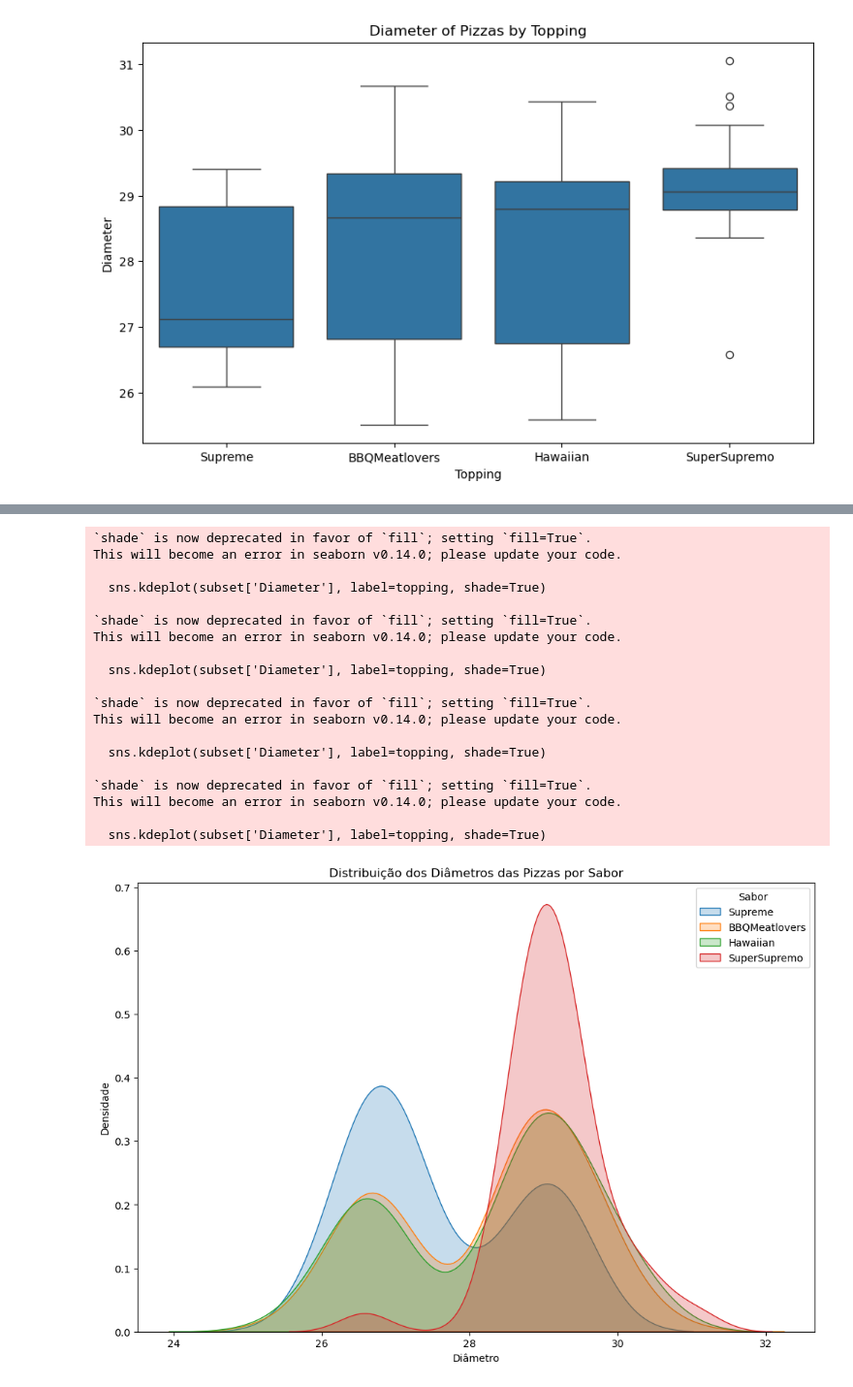
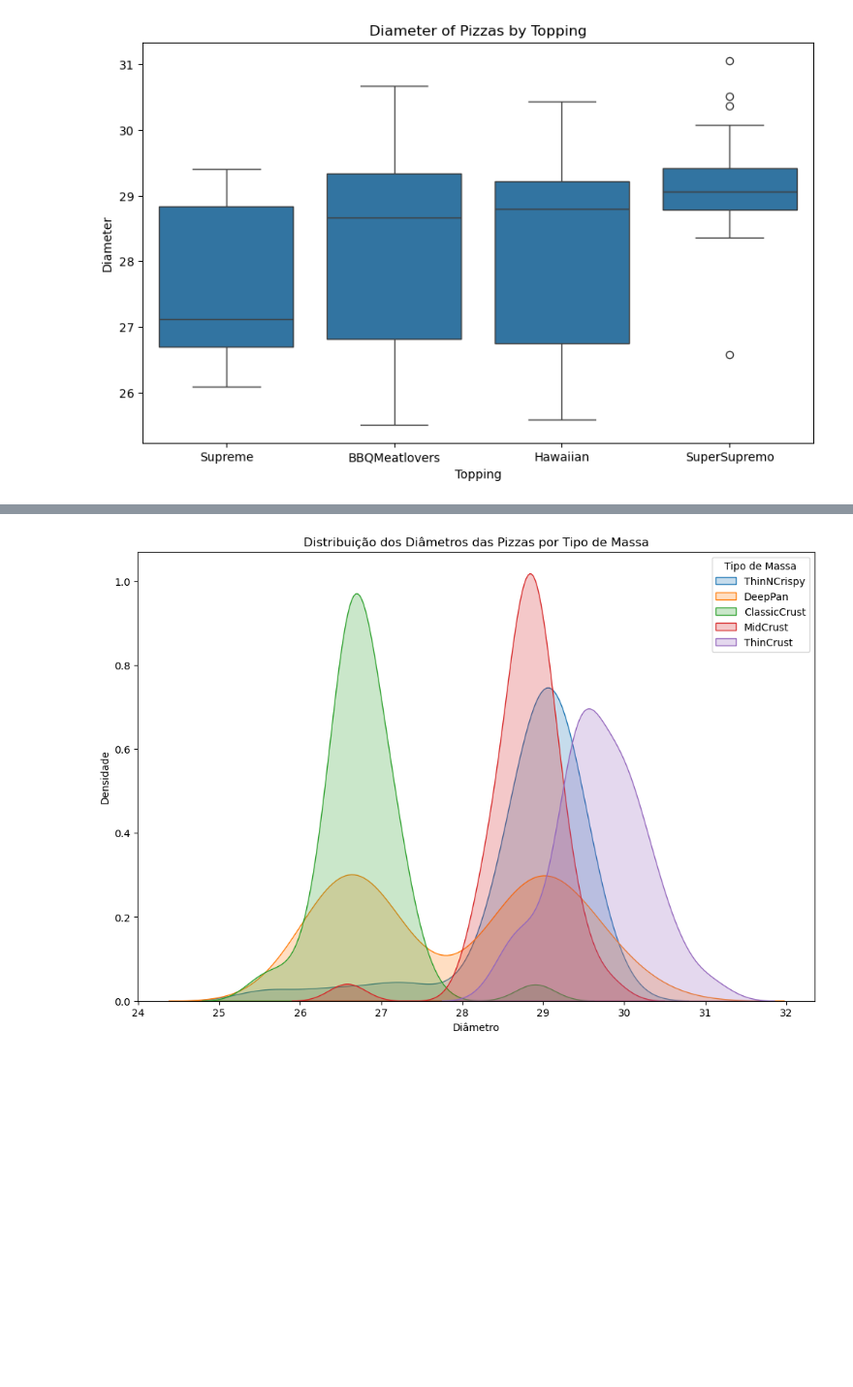
Before and after one commit to jvictorferreira3301/Prob-Stat, a Jupyter notebook: lab02.ipynb, the cells around one changed output, grey strips where cells are left out. Shown: that part at 97% size. Saved outputs shown, nothing was run; the diff lists cells and outputs as text; code cells hidden in the pictures; blank space fills up the shorter version.

```diff
--- a/lab02.ipynb
+++ b/lab02.ipynb
@@ -289,9 +294,11 @@ plt.show()
 # %%
 plt.figure(figsize=(12, 8))
-sns.violinplot(x='Topping', y='Diameter', data=data_pizza)
+for topping in data_pizza['Topping'].unique():
+    subset = data_pizza[data_pizza['Topping'] == topping]
+    sns.kdeplot(subset['Diameter'], label=topping, fill=True)
 plt.title('Distribuição dos Diâmetros das Pizzas por Sabor')
-plt.xlabel('Sabor')
-plt.ylabel('Diâmetro')
-plt.xticks(rotation=45)
+plt.xlabel('Diâmetro')
+plt.ylabel('Densidade')
+plt.legend(title='Sabor')
 plt.show()
 # %% [output]
@@ -299,31 +306,12 @@ plt.show()
 # %%
 plt.figure(figsize=(12, 8))
-for topping in data_pizza['Topping'].unique():
-    subset = data_pizza[data_pizza['Topping'] == topping]
-    sns.kdeplot(subset['Diameter'], label=topping, shade=True)
-plt.title('Distribuição dos Diâmetros das Pizzas por Sabor')
+for crust in data_pizza['CrustDescription'].unique():
+    subset = data_pizza[data_pizza['CrustDescription'] == crust]
+    sns.kdeplot(subset['Diameter'], label=crust, fill=True)
+plt.title('Distribuição dos Diâmetros das Pizzas por Tipo de Massa')
 plt.xlabel('Diâmetro')
 plt.ylabel('Densidade')
-plt.legend(title='Sabor')
+plt.legend(title='Tipo de Massa')
 plt.show()
 # %% [output]
-`shade` is now deprecated in favor of `fill`; setting `fill=True`.
-This will become an error in seaborn v0.14.0; please update your code.
-
-  sns.kdeplot(subset['Diameter'], label=topping, shade=True)
-
-`shade` is now deprecated in favor of `fill`; setting `fill=True`.
-This will become an error in seaborn v0.14.0; please update your code.
-
-  sns.kdeplot(subset['Diameter'], label=topping, shade=True)
-
-`shade` is now deprecated in favor of `fill`; setting `fill=True`.
-This will become an error in seaborn v0.14.0; please update your code.
-
-  sns.kdeplot(subset['Diameter'], label=topping, shade=True)
-
-`shade` is now deprecated in favor of `fill`; setting `fill=True`.
-This will become an error in seaborn v0.14.0; please update your code.
-
-  sns.kdeplot(subset['Diameter'], label=topping, shade=True)
-[figure, old version]
+[figure, new version]
```
Also changed, not shown: parts of 21 cells of this notebook.
